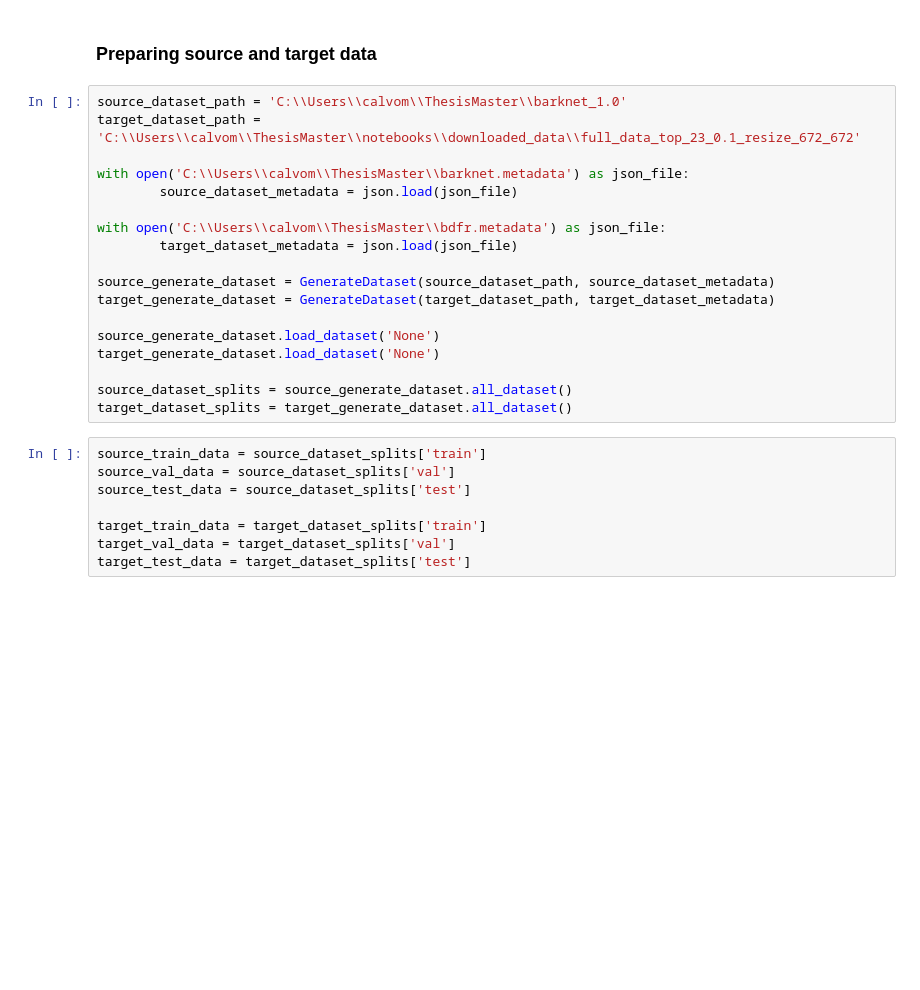
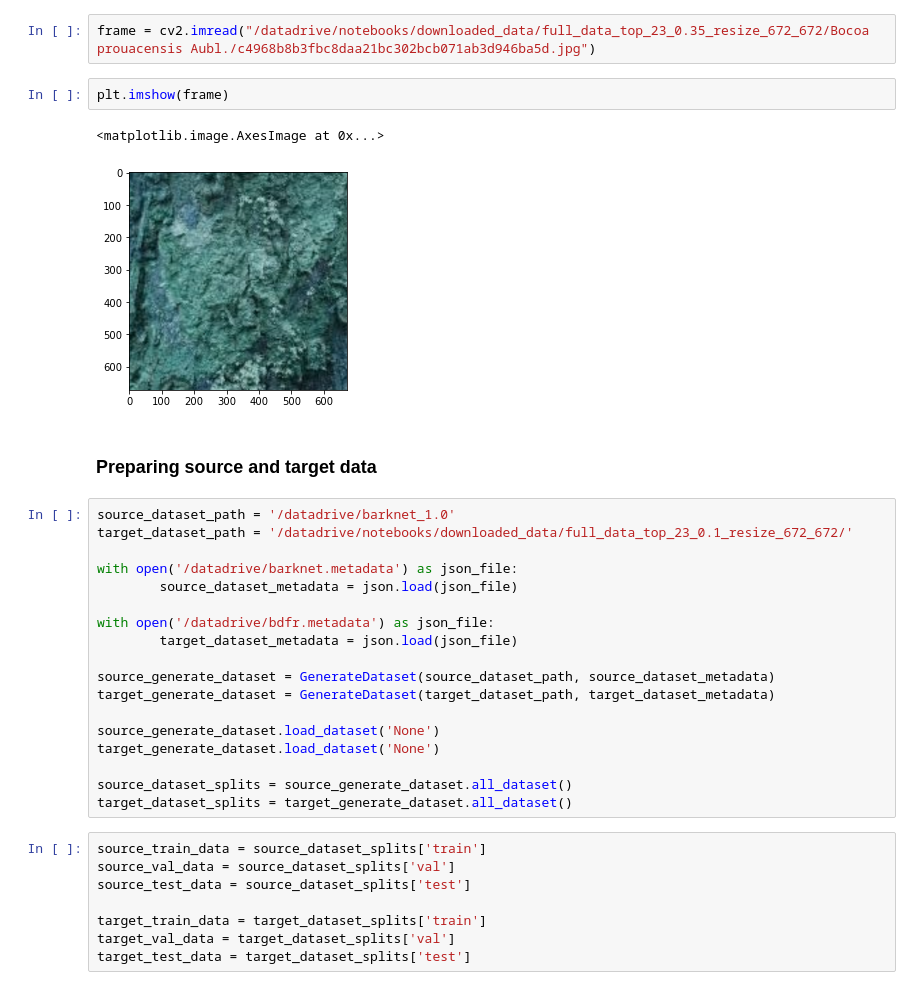
Before and after one commit to manfredcalvo/deep_scripts, a Jupyter notebook: thesis/src/Guyana-DANN.ipynb, the cells around one changed output. Drawn from its saved outputs; the diff is of its cells as text; blank space fills up the shorter version.

```diff
--- a/thesis/src/Guyana-DANN.ipynb
+++ b/thesis/src/Guyana-DANN.ipynb
@@ -17,13 +107,20 @@ import json
+# %%
+frame = cv2.imread("/datadrive/notebooks/downloaded_data/full_data_top_23_0.35_resize_672_672/Bocoa prouacensis Aubl./c4968b8b3fbc8daa21bc302bcb071ab3d946ba5d.jpg")
+# %%
+plt.imshow(frame)
+# %% [output]
+<matplotlib.image.AxesImage at 0x...>
+[figure, added]
 # %% [markdown]
 ### Preparing source and target data
 # %%
-source_dataset_path = 'C:\\Users\\calvom\\ThesisMaster\\barknet_1.0'
-target_dataset_path = 'C:\\Users\\calvom\\ThesisMaster\\notebooks\\downloaded_data\\full_data_top_23_0.1_resize_672_672'
+source_dataset_path = '/datadrive/barknet_1.0'
+target_dataset_path = '/datadrive/notebooks/downloaded_data/full_data_top_23_0.1_resize_672_672/'
 
-with open('C:\\Users\\calvom\\ThesisMaster\\barknet.metadata') as json_file:
+with open('/datadrive/barknet.metadata') as json_file:
         source_dataset_metadata = json.load(json_file)
 
-with open('C:\\Users\\calvom\\ThesisMaster\\bdfr.metadata') as json_file:
+with open('/datadrive/bdfr.metadata') as json_file:
         target_dataset_metadata = json.load(json_file)
 
 source_generate_dataset = GenerateDataset(source_dataset_path, source_dataset_metadata)
```
Also changed, not shown: parts of 12 cells of this notebook, 2 other files.
